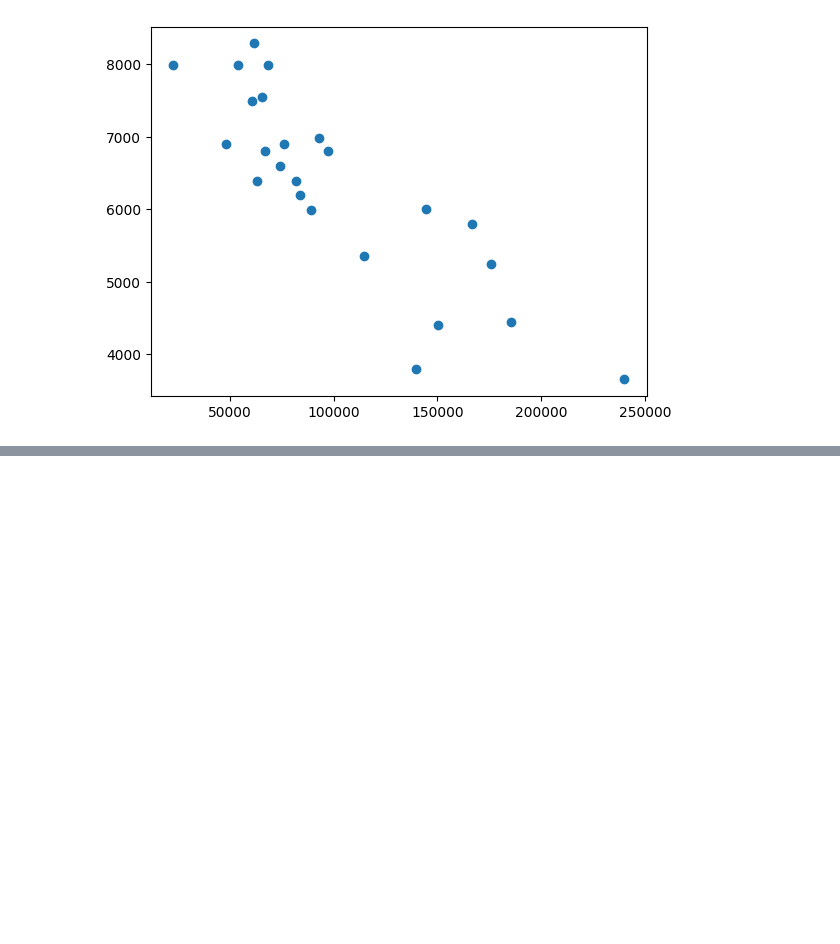
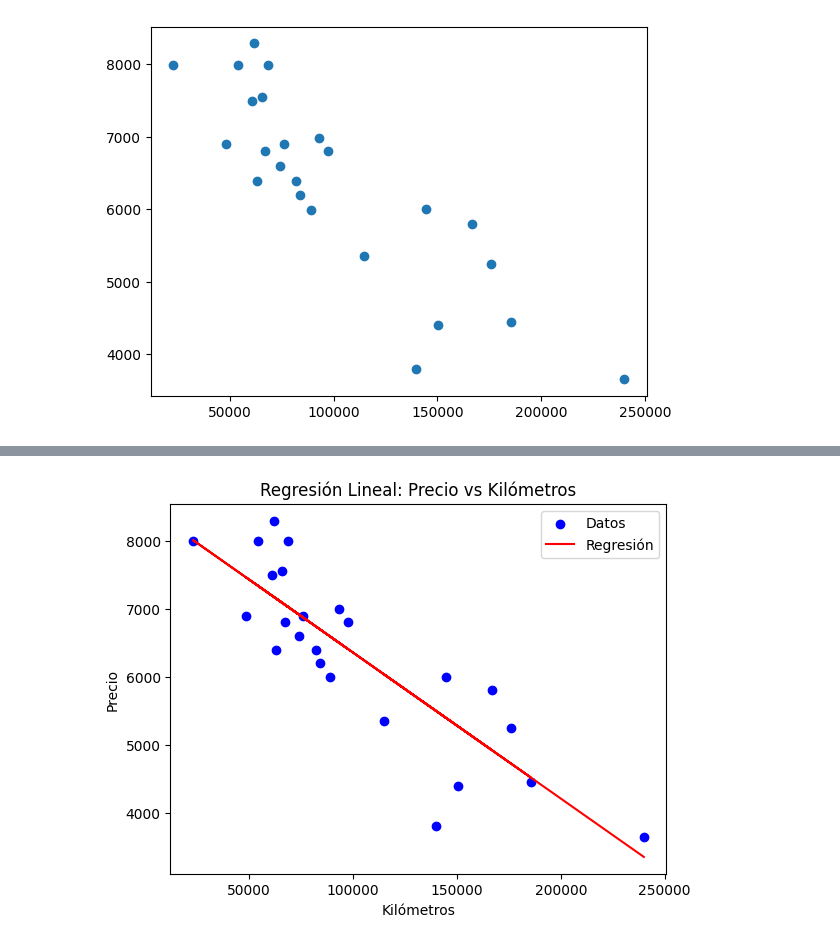
Before and after one commit to financieras/math, a Jupyter notebook: regresion/regresion_lineal02.ipynb, the cells around one changed output, grey strips where cells are left out. Cells and saved outputs as stored; diff of their text form; code cells hidden in the pictures; blank space fills up the shorter version.

```diff
--- a/regresion/regresion_lineal02.ipynb
+++ b/regresion/regresion_lineal02.ipynb
@@ -84,0 +137,79 @@ plt.scatter(X, Y)
+# %%
+# Función para normalizar los datos
+def normalize(X):
+    return (X - np.mean(X)) / np.std(X)
+
+# Función para desnormalizar los datos
+def denormalize(X_norm, X_original):
+    return X_norm * np.std(X_original) + np.mean(X_original)
+
+# Normalizar X e Y
+X_norm = normalize(X)
+Y_norm = normalize(Y)
+
+# Añadir una columna de unos a X para el término independiente
+X_norm = np.column_stack((np.ones(len(X_norm)), X_norm))
+
+# Inicializar parámetros
+theta = np.zeros(2)
+m = len(Y_norm)
+alpha = 0.01  # Tasa de aprendizaje
+num_iterations = 1000
+
+# Función de costo
+def compute_cost(X, Y, theta):
+    predictions = X.dot(theta)
+    return np.sum((predictions - Y) ** 2) / (2 * m)
+
+# Función de descenso del gradiente
+def gradient_descent(X, Y, theta, alpha, num_iterations):
+    costs = []
+    for _ in range(num_iterations):
+        predictions = X.dot(theta)
+        theta = theta - (alpha / m) * X.T.dot(predictions - Y)
+        cost = compute_cost(X, Y, theta)
+        costs.append(cost)
+    return theta, costs
+
+# Ejecutar descenso del gradiente
+theta, costs = gradient_descent(X_norm, Y_norm, theta, alpha, num_iterations)
+
+# Imprimir los parámetros optimizados
+print("Parámetros optimizados (normalizados):", theta)
+
+# Desnormalizar los parámetros
+theta_denorm = np.zeros(2)
+theta_denorm[1] = theta[1] * np.std(Y) / np.std(X)
+theta_denorm[0] = np.mean(Y) - theta_denorm[1] * np.mean(X)
+
+print("Parámetros optimizados (desnormalizados):", theta_denorm)
+
+# Graficar los datos y la línea de regresión
+plt.scatter(X, Y, color='blue', label='Datos')
+plt.plot(X, theta_denorm[0] + theta_denorm[1] * X, color='red', label='Regresión')
+plt.xlabel('Kilómetros')
+plt.ylabel('Precio')
+plt.title('Regresión Lineal: Precio vs Kilómetros')
+plt.legend()
+plt.show()
+
+# Graficar la convergencia del costo
+plt.plot(range(num_iterations), costs)
+plt.xlabel('Iteraciones')
+plt.ylabel('Costo')
+plt.title('Convergencia del Descenso del Gradiente')
+plt.show()
+
+# Función para hacer predicciones
+def predict(X, theta):
+    return X.dot(theta)
+
+# Ejemplo de predicción
+km_nuevo = 50000  # Ejemplo: predecir el precio para un coche con 50,000 km
+km_norm = (km_nuevo - np.mean(X)) / np.std(X)
+X_pred = np.array([1, km_norm])
+precio_pred_norm = predict(X_pred, theta)
+precio_pred = denormalize(precio_pred_norm, Y)
+
+print(f"Precio predicho para un coche con {km_nuevo} km: {precio_pred:.2f}")
+# %% [output]
@@ -84,0 +218 @@ plt.scatter(X, Y)
+[figure, added]
```
Also changed, not shown: parts of 7 cells of this notebook.
